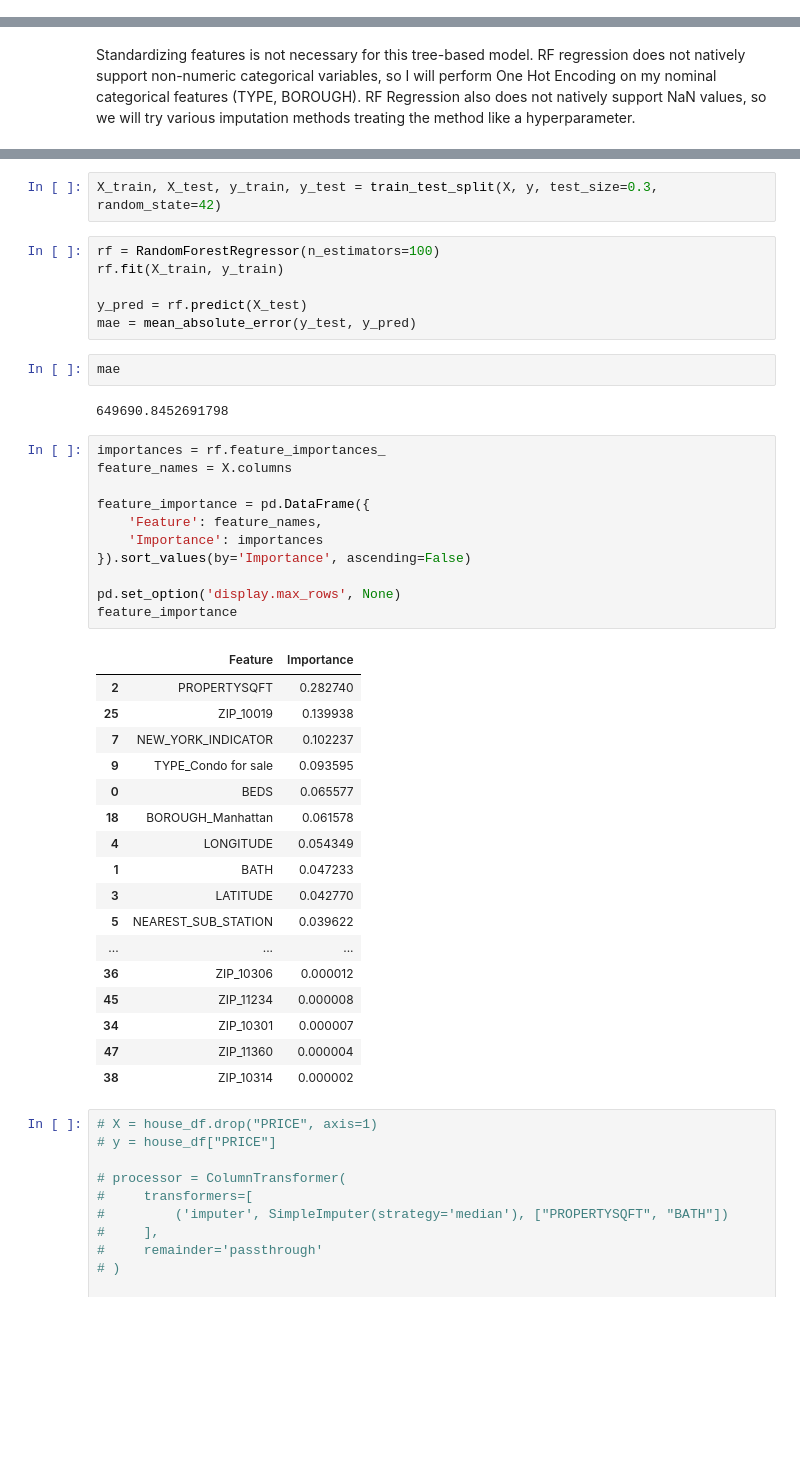
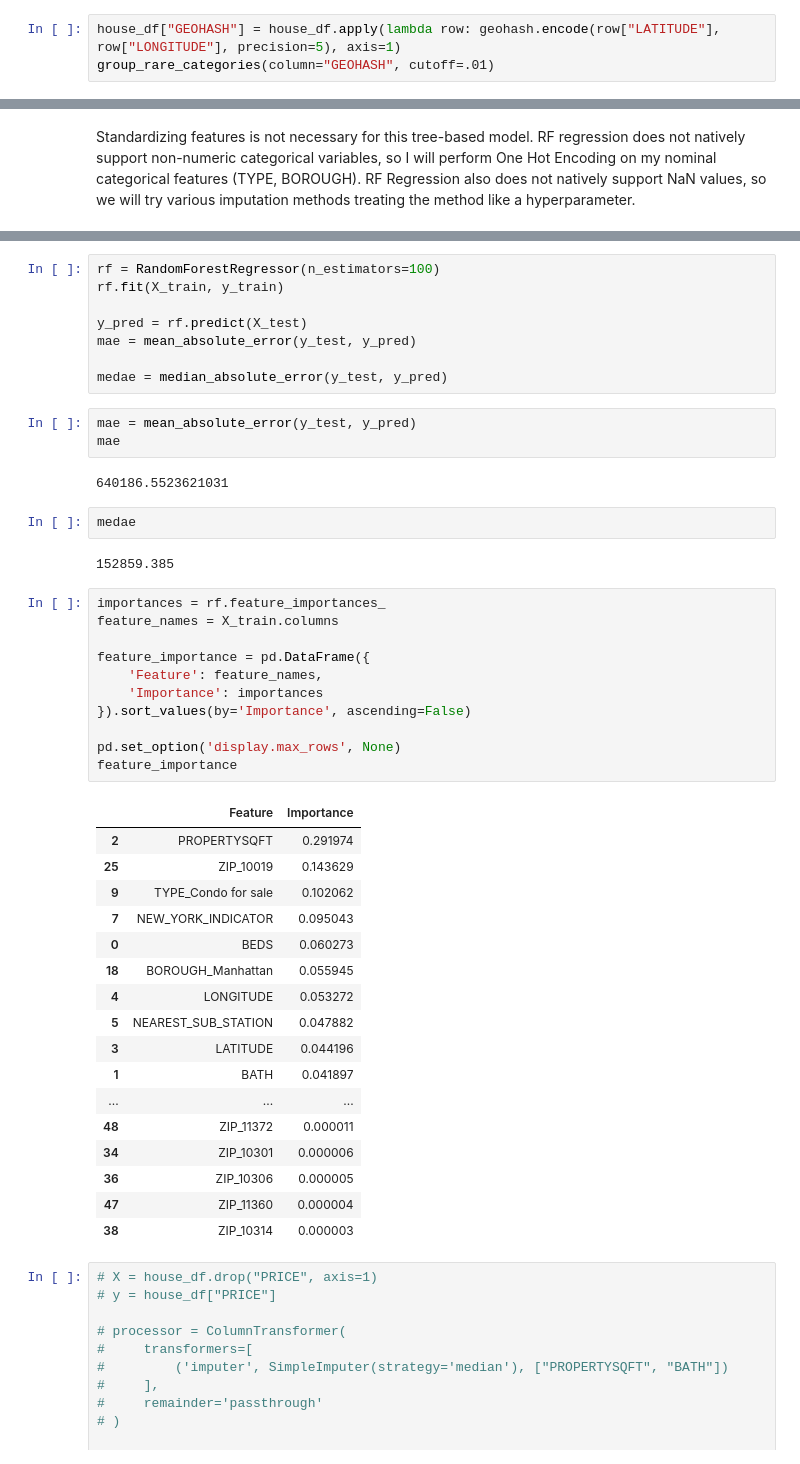
Before and after one commit to TrevorChartier/RealEstateRegression, a Jupyter notebook: RealEstateRegression.ipynb, the cells around one changed output, grey strips where cells are left out. Cells and saved outputs as stored; diff of their text form; blank space fills up the shorter version.

```diff
--- a/RealEstateRegression.ipynb
+++ b/RealEstateRegression.ipynb
@@ -192,2 +254,5 @@ We have laready used these features to generate the feature of distance to neare
+# %%
+house_df["GEOHASH"] = house_df.apply(lambda row: geohash.encode(row["LATITUDE"], row["LONGITUDE"], precision=5), axis=1)
+group_rare_categories(column="GEOHASH", cutoff=.01)
 # %% [markdown]
 ### Analysis of Categorical Features
@@ -575,47 +639,52 @@ X.head(5)
 | 3 | 3 | 1.0 | 445.0 | 40.761398 | -73.974613 | 0.090788 | 3 | ... |
 | 4 | 7 | 2.0 | 14175.0 | 40.767224 | -73.969856 | 0.247496 | 3 | ... |
 5 rows × 51 columns
-# %%
-X_train, X_test, y_train, y_test = train_test_split(X, y, test_size=0.3, random_state=42)
 # %%
 rf = RandomForestRegressor(n_estimators=100)
 rf.fit(X_train, y_train)
 
 y_pred = rf.predict(X_test)
 mae = mean_absolute_error(y_test, y_pred)
+
+medae = median_absolute_error(y_test, y_pred)
-# %%
-mae
-# %% [output]
-649690.8452691798
+# %%
+mae = mean_absolute_error(y_test, y_pred)
+mae
+# %% [output]
+640186.5523621031
+# %%
+medae
+# %% [output]
+152859.385
 # %%
 importances = rf.feature_importances_
-feature_names = X.columns
+feature_names = X_train.columns
 
 feature_importance = pd.DataFrame({
     'Feature': feature_names,
     'Importance': importances
 }).sort_values(by='Importance', ascending=False)
 
 pd.set_option('display.max_rows', None)
 feature_importance
 # %% [output]
 |  | Feature | Importance |
-| 2 | PROPERTYSQFT | 0.282740 |
-| 25 | ZIP_10019 | 0.139938 |
-| 7 | NEW_YORK_INDICATOR | 0.102237 |
-| 9 | TYPE_Condo for sale | 0.093595 |
-| 0 | BEDS | 0.065577 |
-| 18 | BOROUGH_Manhattan | 0.061578 |
-| 4 | LONGITUDE | 0.054349 |
-| 1 | BATH | 0.047233 |
-| 3 | LATITUDE | 0.042770 |
-| 5 | NEAREST_SUB_STATION | 0.039622 |
+| 2 | PROPERTYSQFT | 0.291974 |
+| 25 | ZIP_10019 | 0.143629 |
+| 9 | TYPE_Condo for sale | 0.102062 |
+| 7 | NEW_YORK_INDICATOR | 0.095043 |
+| 0 | BEDS | 0.060273 |
+| 18 | BOROUGH_Manhattan | 0.055945 |
+| 4 | LONGITUDE | 0.053272 |
+| 5 | NEAREST_SUB_STATION | 0.047882 |
+| 3 | LATITUDE | 0.044196 |
+| 1 | BATH | 0.041897 |
 | ... | ... | ... |
-| 36 | ZIP_10306 | 0.000012 |
-| 45 | ZIP_11234 | 0.000008 |
-| 34 | ZIP_10301 | 0.000007 |
+| 48 | ZIP_11372 | 0.000011 |
+| 34 | ZIP_10301 | 0.000006 |
+| 36 | ZIP_10306 | 0.000005 |
 | 47 | ZIP_11360 | 0.000004 |
-| 38 | ZIP_10314 | 0.000002 |
+| 38 | ZIP_10314 | 0.000003 |
 # %%
 # X = house_df.drop("PRICE", axis=1)
 # y = house_df["PRICE"]
```
Also changed, not shown: parts of 20 cells of this notebook.
